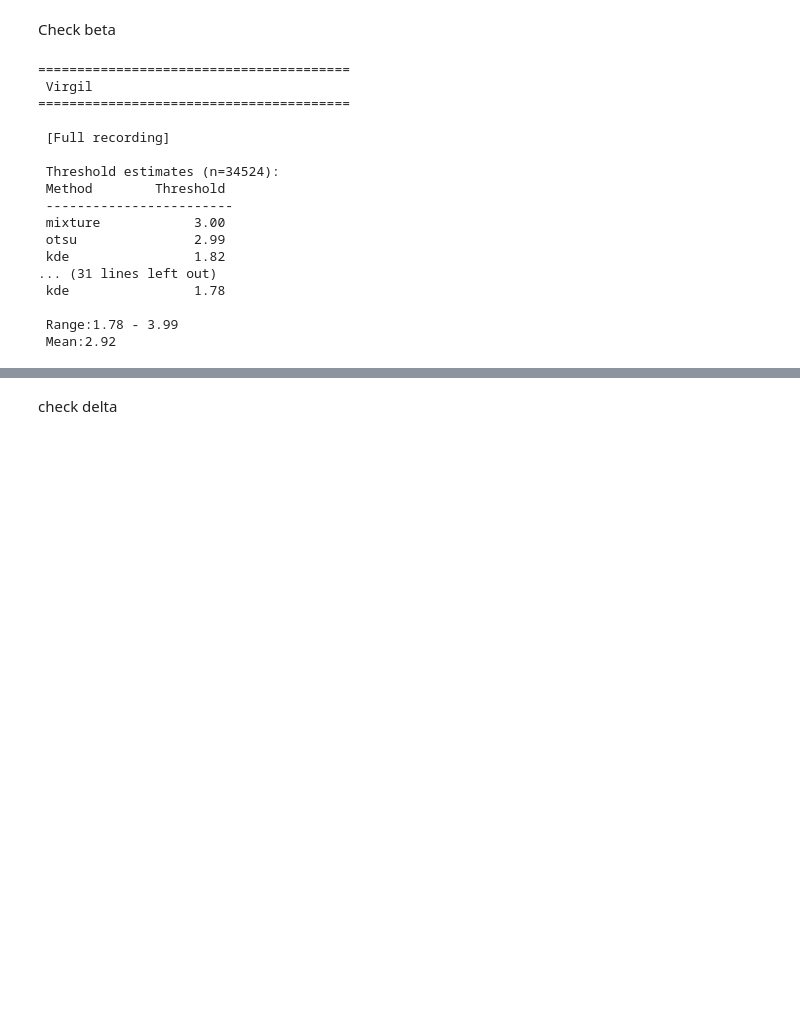
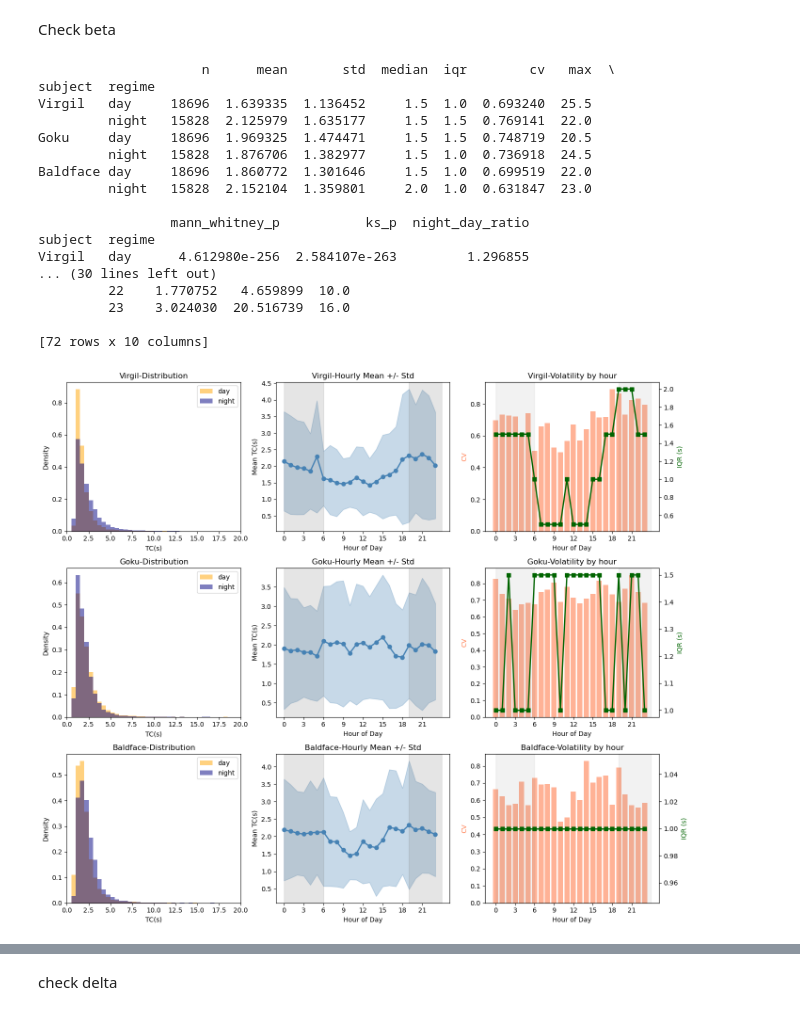
Before and after one commit to StlrsSpBwl/Intrinsic-Timescale, a Jupyter notebook: Intrinsic Timescale Volatility Modeling.ipynb, the cells around one changed output, grey strips where cells are left out. Saved outputs shown, nothing was run; the diff lists cells and outputs as text; code cells hidden in the pictures; blank space fills up the shorter version.

```diff
--- a/Intrinsic Timescale Volatility Modeling.ipynb
+++ b/Intrinsic Timescale Volatility Modeling.ipynb
@@ -431,29 +423,31 @@ for subj in alpha.columns:
 # %% [markdown]
 Check beta
-# %%
-for subj in beta.columns:
-    print(f"\n{'='*40}")
-    print(f" {subj}")
-    print(f"{'='*40}")
-
-    # All data
-    print("\n [Full recording]")
-    results = find_threshold(beta[subj].values)
-# %% [output]
-========================================
- Virgil
-========================================
-
- [Full recording]
-
- Threshold estimates (n=34524):
- Method        Threshold
- ------------------------
- mixture            3.00
- otsu               2.99
- kde                1.82
-... (31 lines left out)
- kde                1.78
-
- Range:1.78 - 3.99
- Mean:2.92
+# %%
+# Full EDA
+fig_beta,summary_beta = tc_day_night_distribution(beta,light_on=6,light_off=19)
+print(summary_beta)
+# Hourly volatility table
+hourly_beta = tc_hourly_volatility(beta,light_on=6,light_off=19)
+print(hourly_beta)
+# Mixture fit visualization per subject
+for subj in beta.columns:
+    fig, thresh, params = plot_mixture_fit(beta[subj].values,subj_name=subj)
+# %% [output]
+                     n      mean       std  median  iqr        cv   max  \
+subject  regime
+Virgil   day     18696  1.639335  1.136452     1.5  1.0  0.693240  25.5
+         night   15828  2.125979  1.635177     1.5  1.5  0.769141  22.0
+Goku     day     18696  1.969325  1.474471     1.5  1.5  0.748719  20.5
+         night   15828  1.876706  1.382977     1.5  1.0  0.736918  24.5
+Baldface day     18696  1.860772  1.301646     1.5  1.0  0.699519  22.0
+         night   15828  2.152104  1.359801     2.0  1.0  0.631847  23.0
+
+                 mann_whitney_p           ks_p  night_day_ratio
+subject  regime
+Virgil   day      4.612980e-256  2.584107e-263         1.296855
+... (30 lines left out)
+         22    1.770752   4.659899  10.0
+         23    3.024030  20.516739  16.0
+
+[72 rows x 10 columns]
+[figure, added]
```
Also changed, not shown: parts of 11 cells of this notebook, 2 other files.
